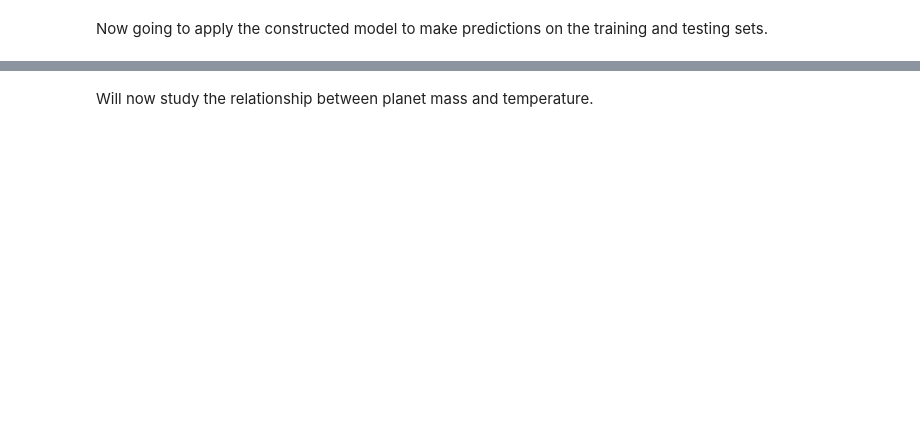
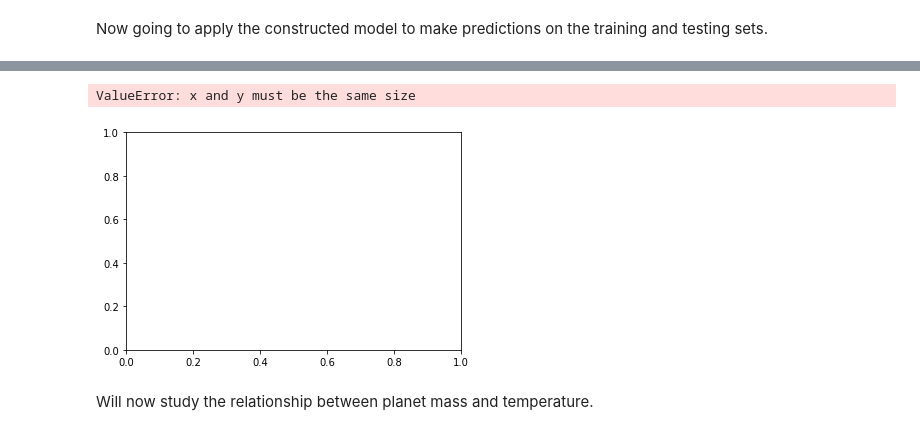
Before and after one commit to jbravo87/blog-projects, a Jupyter notebook: exoplanet_data_notebook.ipynb, the cells around one changed output, grey strips where cells are left out. Cells and saved outputs as stored; diff of their text form; code cells hidden in the pictures; blank space fills up the shorter version.

```diff
--- a/exoplanet_data_notebook.ipynb
+++ b/exoplanet_data_notebook.ipynb
@@ -576,3 +726,9 @@ results2
+# %%
+plt.scatter(true_values02, residuals1_svr, color = 'coral')
+plt.scatter(true_values02, residuals1_rf, color = 'violet')
+# %% [output]
+ValueError: x and y must be the same size
+[figure, added]
 # %% [markdown]
 Will now study the relationship between planet mass and temperature.
 # %%
```
Also changed, not shown: parts of 59 cells of this notebook.
